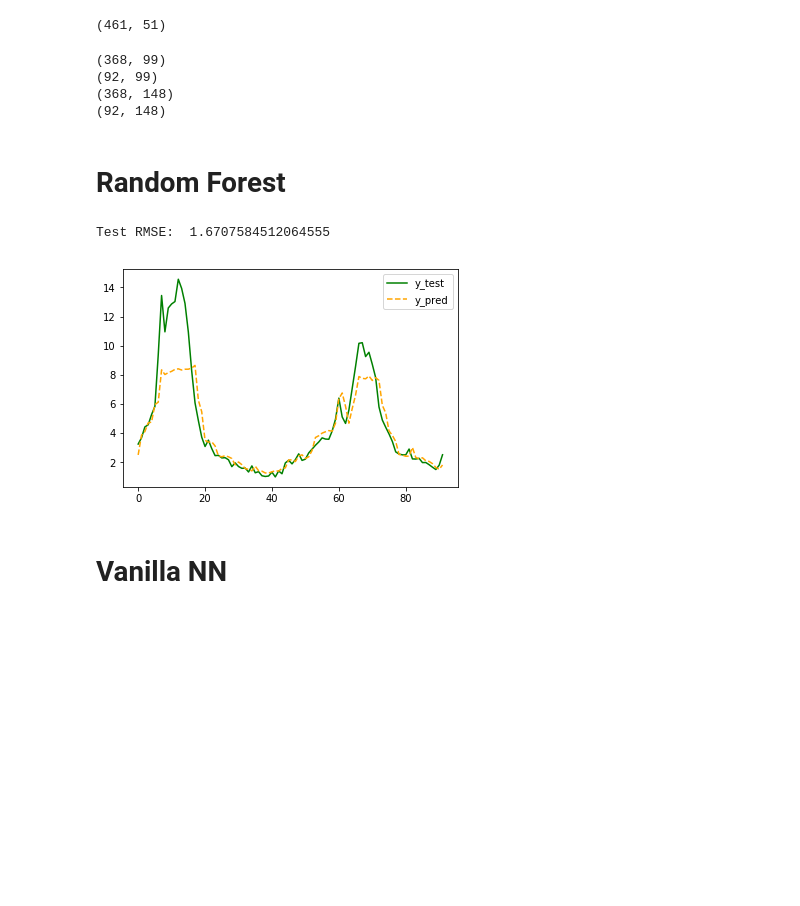
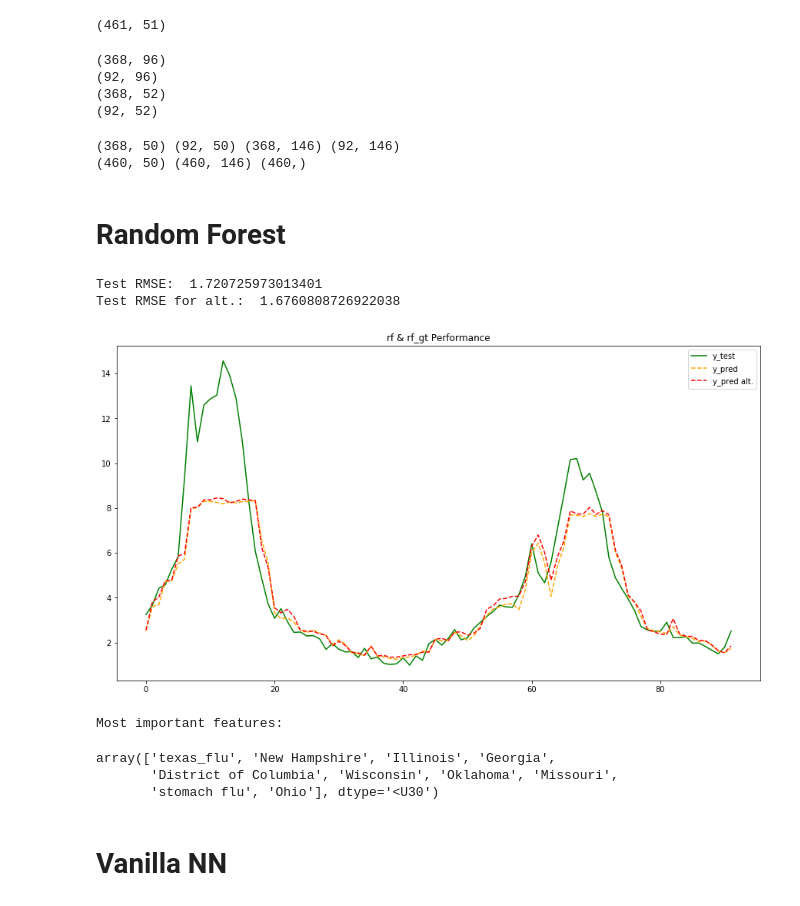
Before and after one commit to FiveSixSenvenEight/109B_flu_prediction, a Jupyter notebook: 02-analysis/01-ZXU.ipynb, the cells around one changed output. Saved outputs shown, nothing was run; the diff lists cells and outputs as text; code cells hidden in the pictures; blank space fills up the shorter version.

```diff
--- a/02-analysis/01-ZXU.ipynb
+++ b/02-analysis/01-ZXU.ipynb
@@ -31,46 +47,76 @@ print(flu_df.shape)
 state = 'Texas'
 df_state_train = pd.read_csv('../data/state_flu_google/train/' +state+ '.csv')
 df_state_test = pd.read_csv('../data/state_flu_google/test/' +state+ '.csv')
-print(df_state_train.shape)
-print(df_state_test.shape)
+
+gt_columns = df_state_train.columns.difference([state.lower().replace(" ","_")+"_flu", 'date', 'target'])
+df_state_gt_train = df_state_train[gt_columns]
+df_state_train = df_state_train.drop(gt_columns, 1)
+df_state_gt_test = df_state_test[gt_columns]
+df_state_test = df_state_test.drop(gt_columns, 1)
 
 df_state_train = pd.merge(flu_df.drop(state,1), df_state_train, on = 'date', how = 'inner')
 df_state_test = pd.merge(flu_df.drop(state,1), df_state_test, on = 'date', how = 'inner')
+print(df_state_gt_train.shape)
+print(df_state_gt_test.shape)
 print(df_state_train.shape)
 print(df_state_test.shape)
 # %% [output]
-(368, 99)
-(92, 99)
-(368, 148)
-(92, 148)
+(368, 96)
+(92, 96)
+(368, 52)
+(92, 52)
 # %%
 target = 'target'
 y_train = df_state_train[target].values
 y_test = df_state_test[target].values
 
-predictors = df_state_train.columns.difference([target, 'date'])
-X_train = df_state_train[predictors].values
-X_test = df_state_test[predictors].values
+X_train_predictors = list(df_state_train.columns.difference([target, 'date']))
+X_train_gt_predictors = X_train_predictors + list(gt_columns)
+
+X_train = df_state_train[X_train_predictors].values
+X_test = df_state_test[X_train_predictors].values
+X_train_gt = np.hstack((X_train, df_state_gt_train.values))
+X_test_gt = np.hstack((X_test, df_state_gt_test.values))
+print(X_train.shape, X_test.shape, X_train_gt.shape, X_test_gt.shape)
 
 X_all = np.vstack((X_train, X_test))
 y_all = np.concatenate((y_train, y_test))
+X_all_gt = np.vstack((X_train_gt, X_test_gt))
+print(X_all.shape, X_all_gt.shape, y_all.shape)
+# %% [output]
+(368, 50) (92, 50) (368, 146) (92, 146)
+(460, 50) (460, 146) (460,)
 # %% [markdown]
 # Random Forest
-# %%
-rf = RandomForestRegressor().fit(X_train, y_train)
-y_pred = rf.predict(X_test)
-
-def plot_predictions(y_test, y_pred):
-    print('Test RMSE: ', np.sqrt(mean_squared_error(y_test, y_pred)))
-    plt.plot(y_test, c='g', label = 'y_test')
-    plt.plot(y_pred, c='orange', ls='--', label = 'y_pred')
-    plt.legend()
-    plt.xticks = df_state_test['date']
+# %%
+param_grid = {'n_estimators':[100,300],
+              'max_depth':[5,10]}
+tscv = TimeSeriesSplit(n_splits=5)
+
+rf = GridSearchCV(RandomForestRegressor(), param_grid=param_grid, cv=tscv, n_jobs=2).fit(X_train, y_train)
+y_pred = rf.predict(X_test)
+
+rf_gt = GridSearchCV(RandomForestRegressor(), param_grid=param_grid, cv=tscv, n_jobs=2).fit(X_train_gt, y_train)
+y_pred_gt = rf_gt.predict(X_test_gt)
+
+plot_predictions(y_test, 'rf', y_pred, 'rf_gt', y_pred_gt)
 # %%
-plot_predictions(y_test, y_pred)
+plot_predictions(y_test, 'rf', y_pred, 'rf_gt', y_pred_gt)
 # %% [output]
-Test RMSE:  1.6707584512064555
+Test RMSE:  1.720725973013401
+Test RMSE for alt.:  1.6760808726922038
-[figure, old version]
+[figure, new version]
+# %%
+importances = rf_gt.best_estimator_.feature_importances_
+indices = np.argsort(importances)[::-1]
+
+print("Most important features:")
+np.array(X_train_gt_predictors)[indices][:10]
+# %% [output]
+Most important features:
+array(['texas_flu', 'New Hampshire', 'Illinois', 'Georgia',
+       'District of Columbia', 'Wisconsin', 'Oklahoma', 'Missouri',
+       'stomach flu', 'Ohio'], dtype='<U30')
 # %% [markdown]
 # Vanilla NN
 # %%
```
Also changed, not shown: parts of 5 cells of this notebook.
